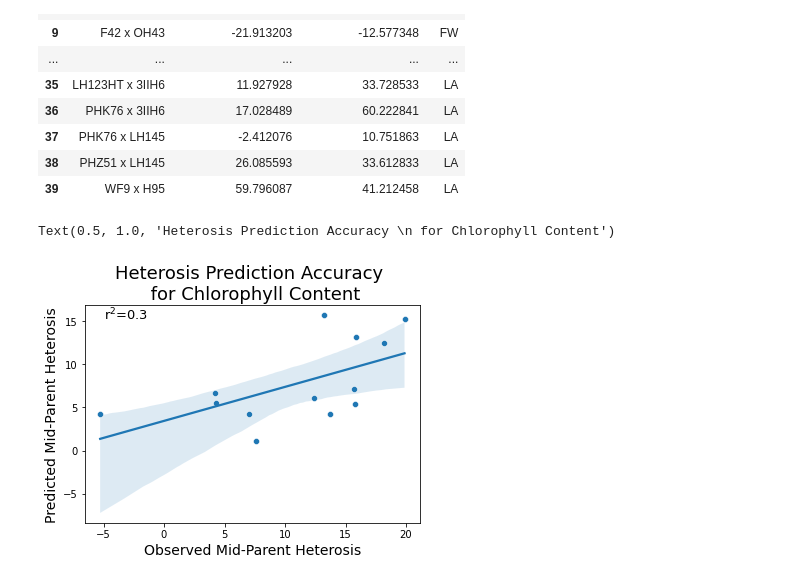
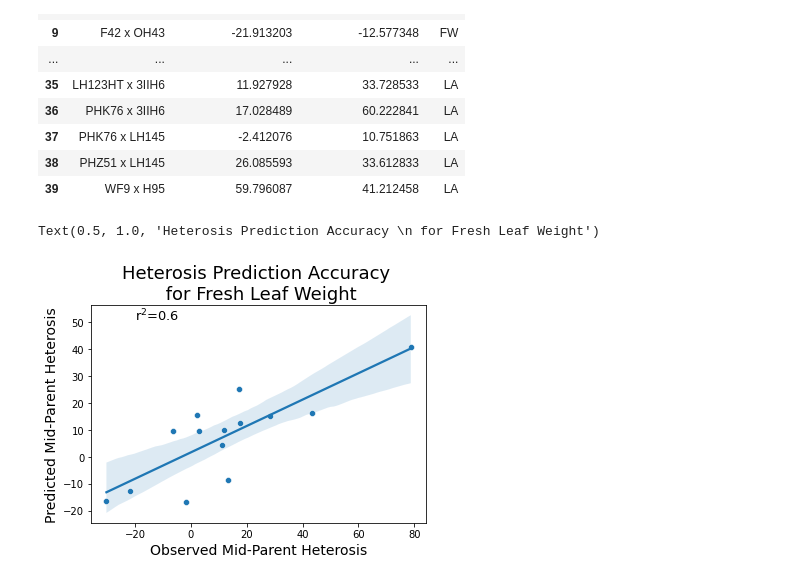
Before and after one commit to distip/Maize_2022_Brooke, a Jupyter notebook: Analysis.ipynb, the cells around one changed output. Cells and saved outputs as stored; diff of their text form; code cells hidden in the pictures.

Commit message:
last updates on poster plots

```diff
--- a/Analysis.ipynb
+++ b/Analysis.ipynb
@@ -234,10 +234,10 @@ data2
 | 38 | PHZ51 x LH145 | 26.085593 | 33.612833 | LA |
 | 39 | WF9 x H95 | 59.796087 | 41.212458 | LA |
 # %%
-observed_het = data2.loc[data2['Trait'] == 'SPAD', 'Observed Heterosis']
-predicted_het = data2.loc[data2['Trait'] == 'SPAD', 'Predicted Heterosis']
+observed_het = data2.loc[data2['Trait'] == 'FW', 'Observed Heterosis']
+predicted_het = data2.loc[data2['Trait'] == 'FW', 'Predicted Heterosis']
 # %%
-plot_data= data2.loc[data2['Trait'] == 'SPAD' , :]
+plot_data= data2.loc[data2['Trait'] == 'FW' , :]
 # %%
 from scipy.stats import pearsonr, spearmanr
 
@@ -249,14 +249,14 @@ text =(np.round(r2,2), np.round(p,3))
 # %%
 text1 = 'r$^2$=%s' % text[0]
 sns.regplot(x='Observed Heterosis', y='Predicted Heterosis' , scatter_kws={'s' : 15}, data=plot_data)
 xmin , xmax , ymin, ymax = plt.axis()
-sns.scatterplot(x='Observed Heterosis', y='Predicted Heterosis', data=plot_data).text((-5), ymax*0.90, text1, fontsize=13)
+sns.scatterplot(x='Observed Heterosis', y='Predicted Heterosis', data=plot_data).text((-20), ymax*0.90, text1, fontsize=13)
 plt.xlabel('Observed Mid-Parent Heterosis', fontsize=14)
 plt.ylabel('Predicted Mid-Parent Heterosis', fontsize=14)
-plt.title('Heterosis Prediction Accuracy \n for Chlorophyll Content', fontsize=18)
+plt.title('Heterosis Prediction Accuracy \n for Fresh Leaf Weight', fontsize=18)
 # %% [output]
-Text(0.5, 1.0, 'Heterosis Prediction Accuracy \n for Chlorophyll Content')
+Text(0.5, 1.0, 'Heterosis Prediction Accuracy \n for Fresh Leaf Weight')
-[figure, old version]
+[figure, new version]
 # %%
 from scipy.stats import pearsonr, spearmanr
 #y_pred2 = [x[0] for x in y_pred]
```
Also changed, not shown: parts of 7 cells of this notebook, 1 other file.
